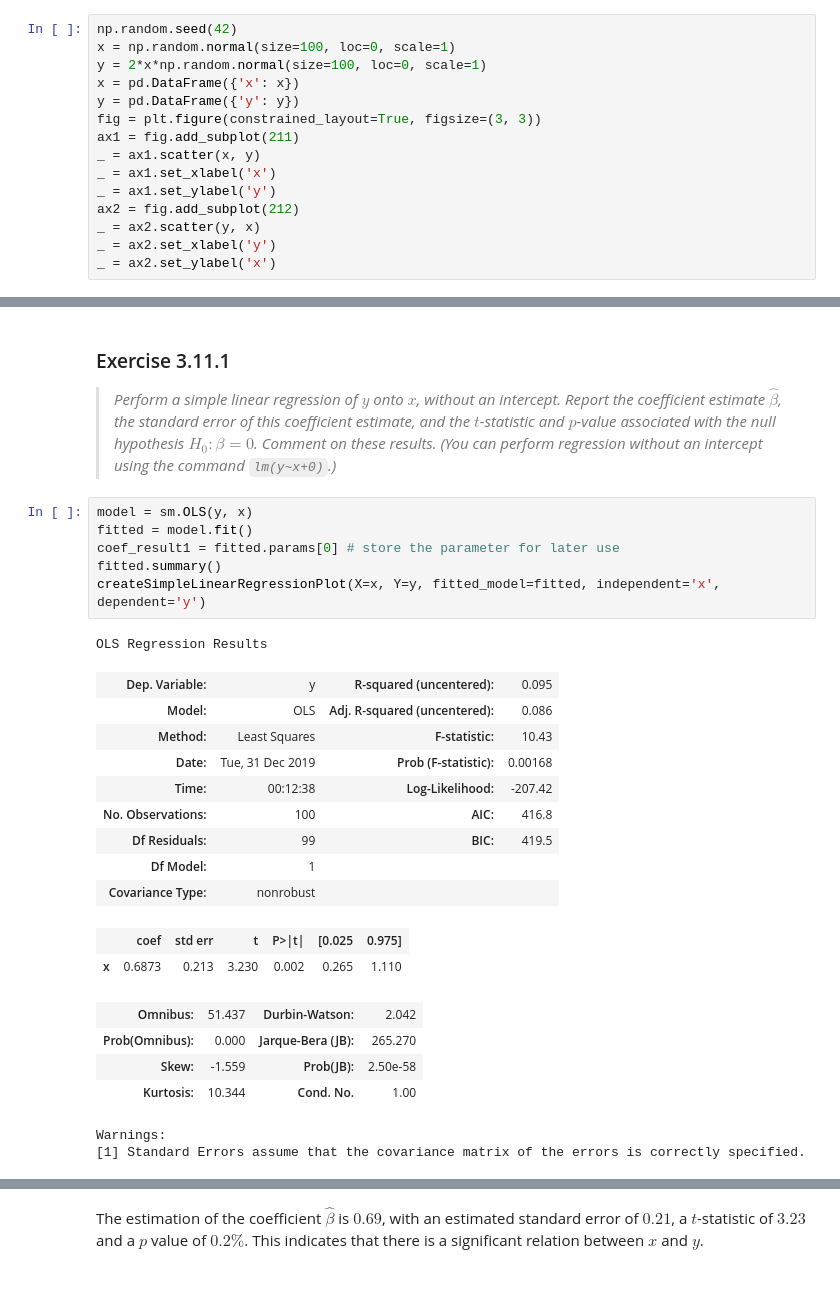
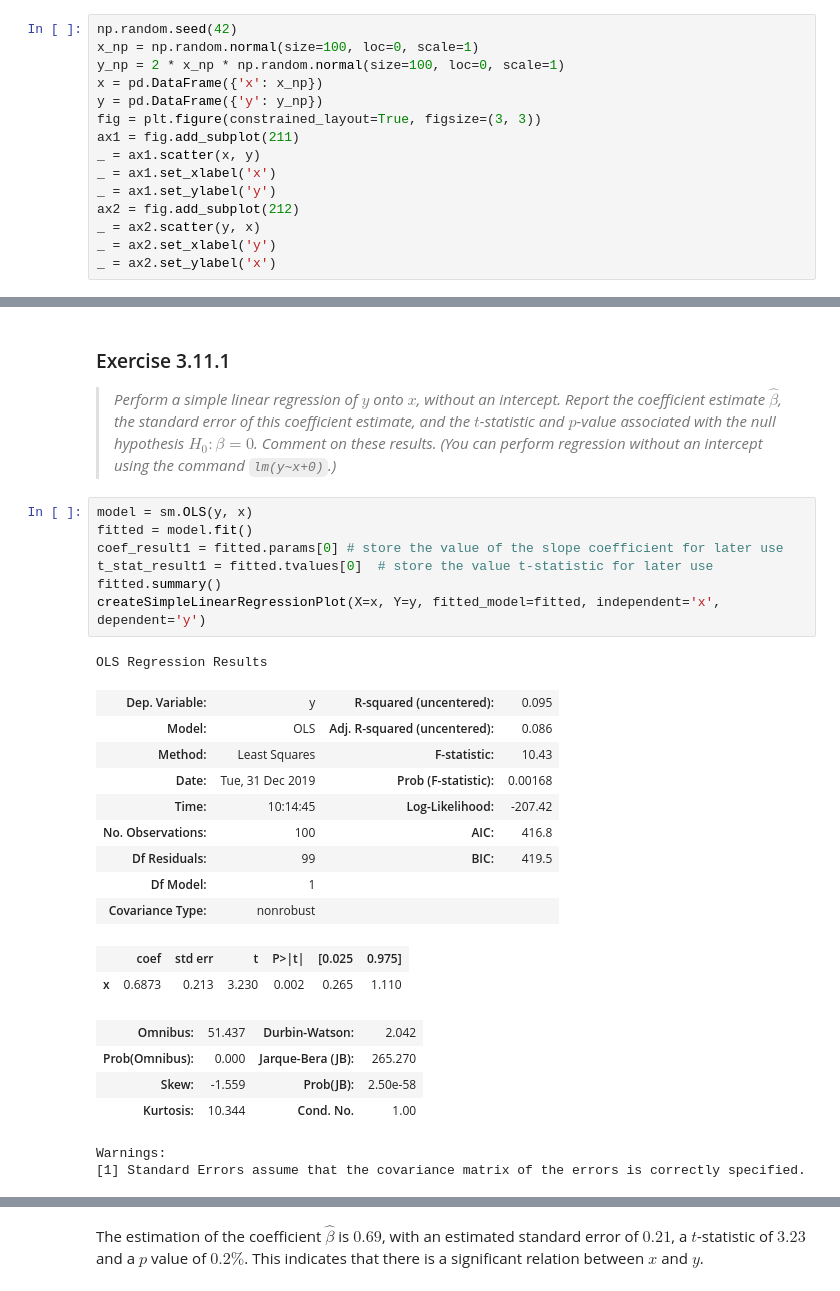
Before and after one commit to HerrBroekman/Python-solutions-for-An-Introduction-to-Statistical-Learning, a Jupyter notebook: Chapter3/Exercise11/3_11.ipynb, the cells around one changed output, grey strips where cells are left out. Saved outputs shown, nothing was run; the diff lists cells and outputs as text.

```diff
--- a/Chapter3/Exercise11/3_11.ipynb
+++ b/Chapter3/Exercise11/3_11.ipynb
@@ -36,10 +36,10 @@ InteractiveShell.ast_node_interactivity = "all"
 import statsmodels.api as sm
 # %%
 np.random.seed(42)
-x = np.random.normal(size=100, loc=0, scale=1)
-y = 2*x*np.random.normal(size=100, loc=0, scale=1)
-x = pd.DataFrame({'x': x})
-y = pd.DataFrame({'y': y})
+x_np = np.random.normal(size=100, loc=0, scale=1)
+y_np = 2 * x_np * np.random.normal(size=100, loc=0, scale=1)
+x = pd.DataFrame({'x': x_np})
+y = pd.DataFrame({'y': y_np})
 fig = plt.figure(constrained_layout=True, figsize=(3, 3))
 ax1 = fig.add_subplot(211)
 _ = ax1.scatter(x, y)
@@ -59,16 +59,17 @@ _ = ax2.set_ylabel('x')
 # %%
 model = sm.OLS(y, x)
 fitted = model.fit()
-coef_result1 = fitted.params[0] # store the parameter for later use
+coef_result1 = fitted.params[0] # store the value of the slope coefficient for later use
+t_stat_result1 = fitted.tvalues[0]  # store the value t-statistic for later use
 fitted.summary()
 createSimpleLinearRegressionPlot(X=x, Y=y, fitted_model=fitted, independent='x', dependent='y')
 # %% [output]
 OLS Regression Results
 | Dep. Variable: | y | R-squared (uncentered): | 0.095 |
 | Model: | OLS | Adj. R-squared (uncentered): | 0.086 |
 | Method: | Least Squares | F-statistic: | 10.43 |
 | Date: | Tue, 31 Dec 2019 | Prob (F-statistic): | 0.00168 |
-| Time: | 00:12:38 | Log-Likelihood: | -207.42 |
+| Time: | 10:14:45 | Log-Likelihood: | -207.42 |
 | No. Observations: | 100 | AIC: | 416.8 |
 | Df Residuals: | 99 | BIC: | 419.5 |
 | Df Model: | 1 |  |  |
```
Also changed, not shown: parts of 11 cells of this notebook, 1 other file.
